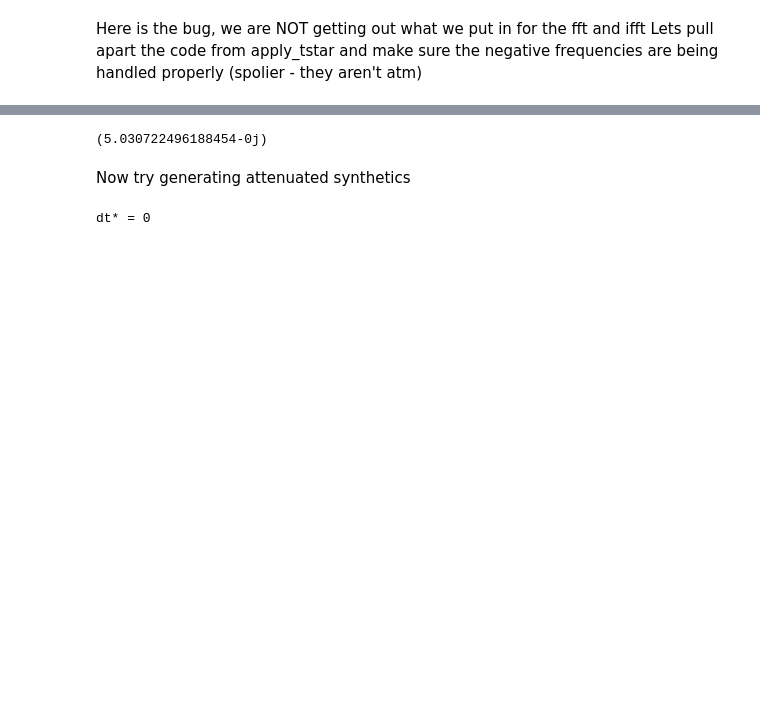
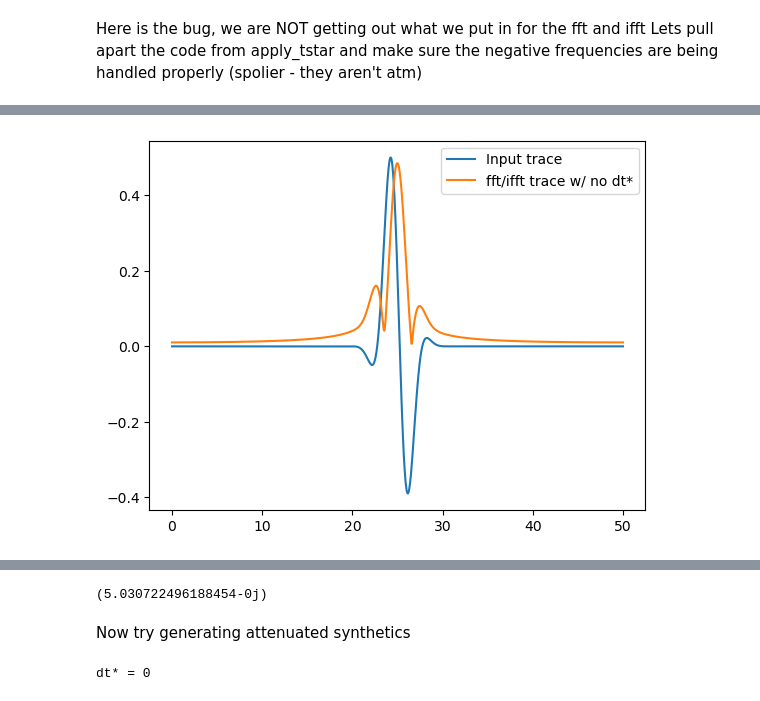
Before and after one commit to Jasplet/ani_attenuation, a Jupyter notebook: ani_attenuation/debug_ifft.ipynb, the cells around one changed output, grey strips where cells are left out. Drawn from its saved outputs; the diff is of its cells as text; code cells hidden in the pictures; blank space fills up the shorter version.

```diff
--- a/ani_attenuation/debug_ifft.ipynb
+++ b/ani_attenuation/debug_ifft.ipynb
@@ -85 +80,9 @@ f[n//2]
+# %%
+fig, ax = plt.subplots(1,1)
+ax.plot(time, tr, label='Input trace')
+ax.plot(time, abs(attenuated_signal), label='fft/ifft trace w/ no dt*')
+ax.legend()
+plt.show()
+# %% [output]
+[figure, added]
 # %%
```
Also changed, not shown: parts of 13 cells of this notebook.
